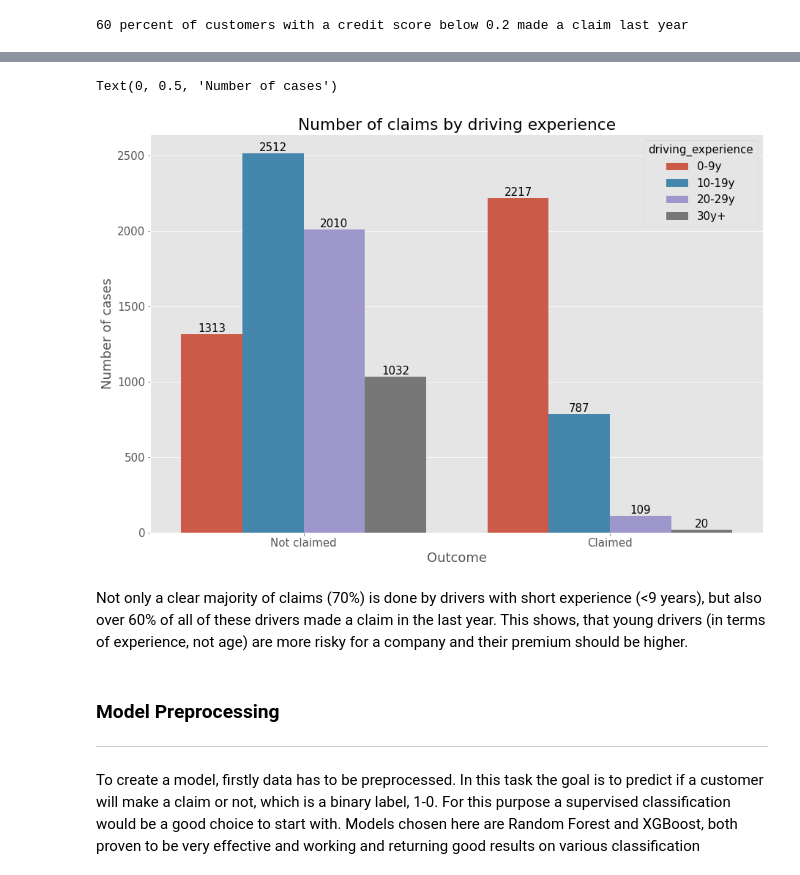
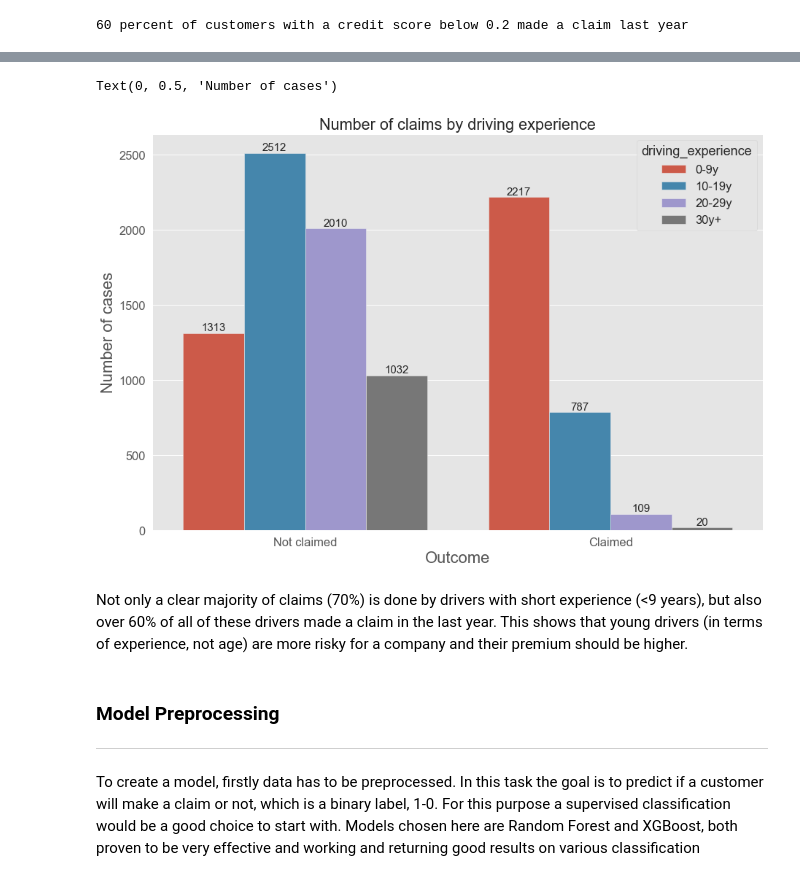
Before and after one commit to pzolnierczyk/insurance-classification, a Jupyter notebook: insurance_claims.ipynb, the cells around one changed output, grey strips where cells are left out. Saved outputs shown, nothing was run; the diff lists cells and outputs as text; code cells hidden in the pictures.

```diff
--- a/insurance_claims.ipynb
+++ b/insurance_claims.ipynb
@@ -65,8 +65,9 @@ print('{} percent of customers with a credit score below 0.2 made a claim last y
 # %%
 # Main points visualization
 plt.style.use('ggplot')
+
+fig,ax = plt.subplots(figsize=(15,10))
 plt.rcParams.update({'font.size': 15})
-plt.rcParams["figure.figsize"] = (15,10)
 
 org_data['Outcome'] = np.where(org_data['outcome'], 'Claimed', 'Not claimed')
 ax = sns.countplot(data=org_data, x='Outcome', hue='vehicle_year')
@@ -74,7 +75,7 @@ ax = sns.countplot(data=org_data, x='Outcome', hue='vehicle_year')
 for bars in ax.containers:
     ax.bar_label(bars)
 plt.title('Number of claims by vehicle age')
-plt.xlabel('Outcome')
-plt.ylabel('Number of cases')
+plt.xlabel('Outcome', fontsize = 22)
+plt.ylabel('Number of cases', fontsize = 22)
 # %% [output]
 Text(0, 0.5, 'Number of cases')
@@ -86,8 +87,10 @@ For over 40% of vehicles older than 2015 a claim has been made. In the case of y
 # %%
+fig,ax = plt.subplots(figsize=(15,10))
+plt.rcParams.update({'font.size': 15})
 ax = sns.histplot(data=org_data, x='telematic_score', hue='Outcome',multiple='dodge')
 
 plt.title('Number of claims by telematic score')
-plt.xlabel('Telematic score')
-plt.ylabel('Number of cases')
+plt.xlabel('Telematic score', fontsize = 22)
+plt.ylabel('Number of cases', fontsize = 22)
 # %% [output]
 Text(0, 0.5, 'Number of cases')
@@ -97,16 +100,18 @@ Interestingly, the telematic score does not seem to have any effect on the claim
 # %%
+fig,ax = plt.subplots(figsize=(15,10))
+plt.rcParams.update({'font.size': 15})
 ax = sns.countplot(data=org_data, x='Outcome', hue='driving_experience')
 
 for bars in ax.containers:
     ax.bar_label(bars)
 plt.title('Number of claims by driving experience')
-plt.xlabel('Outcome')
-plt.ylabel('Number of cases')
+plt.xlabel('Outcome', fontsize = 22)
+plt.ylabel('Number of cases', fontsize = 22)
 # %% [output]
 Text(0, 0.5, 'Number of cases')
-[figure, old version]
+[figure, new version]
 # %% [markdown]
-Not only a clear majority of claims (70%) is done by drivers with short experience (<9 years), but also over 60% of all of these drivers made a claim in the last year. This shows, that young drivers (in terms of experience, not age) are more risky for a company and their premium should be higher.
+Not only a clear majority of claims (70%) is done by drivers with short experience (<9 years), but also over 60% of all of these drivers made a claim in the last year. This shows that young drivers (in terms of experience, not age) are more risky for a company and their premium should be higher.
 # %% [markdown]
 ### Model Preprocessing
 ***
```
Also changed, not shown: parts of 23 cells of this notebook.
